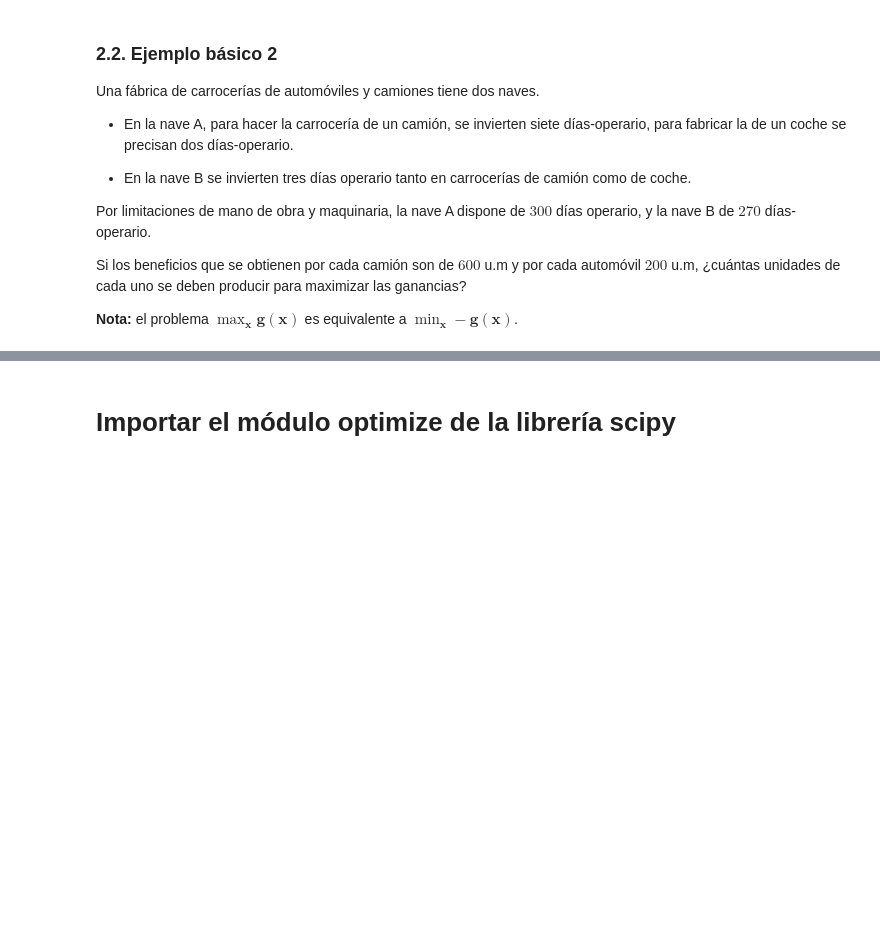
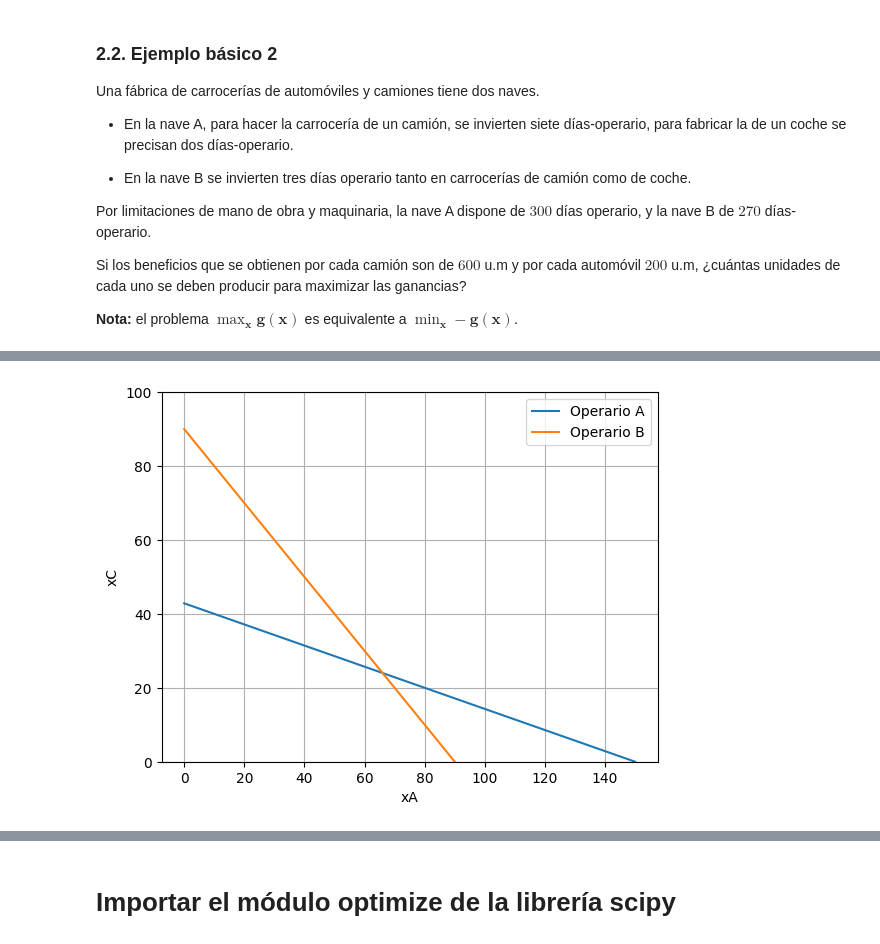
Before and after one commit to ArellanoMCarlos/SimMatO2025, a Jupyter notebook: Módulo 1 - Optimización/LinProg - Programación lineal.ipynb, the cells around one changed output, grey strips where cells are left out. Cells and saved outputs as stored; diff of their text form; code cells hidden in the pictures; blank space fills up the shorter version.

```diff
--- a/Módulo 1 - Optimización/LinProg - Programación lineal.ipynb
+++ b/Módulo 1 - Optimización/LinProg - Programación lineal.ipynb
@@ -157,0 +179,8 @@ Si los beneficios que se obtienen por cada camión son de $600$ u.m y por  cada
+# %%
+# Regresamos el valor de xC que satisfaga cada restricción exactamente
+def operarioA(xA):
+  xC=(300-2*xA)/7
+  return xC
+def operarioB(xA):
+  xC=(270-3*xA)/3
+  return xC
@@ -157,0 +190,12 @@ Si los beneficios que se obtienen por cada camión son de $600$ u.m y por  cada
+# %%
+# Método gráfico
+xA=np.linspace(0,150,100)
+plt.plot(xA,operarioA(xA),label='Operario A')
+plt.plot(xA,operarioB(xA),label='Operario B')
+plt.legend()
+plt.ylim(0,100)
+plt.xlabel('xA')
+plt.ylabel('xC')
+plt.grid()
+# %% [output]
+[figure, added]
```
Also changed, not shown: parts of 23 cells of this notebook.
